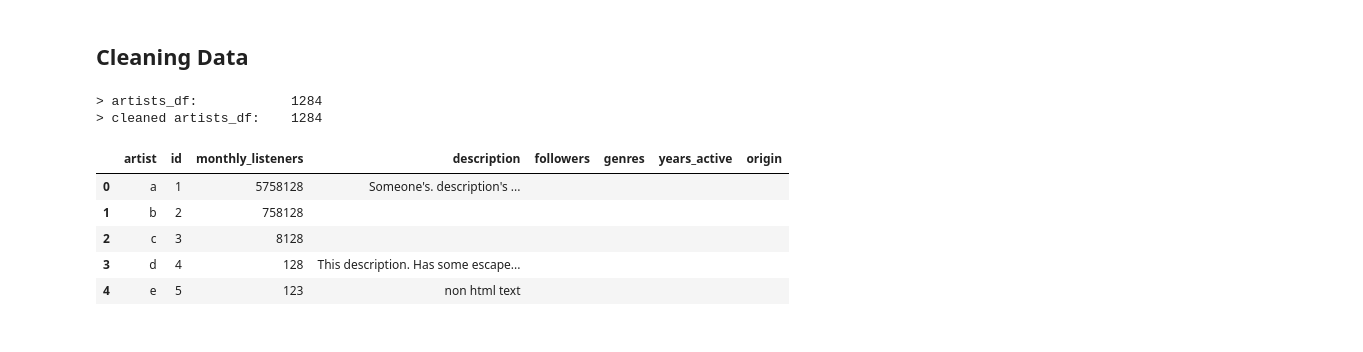
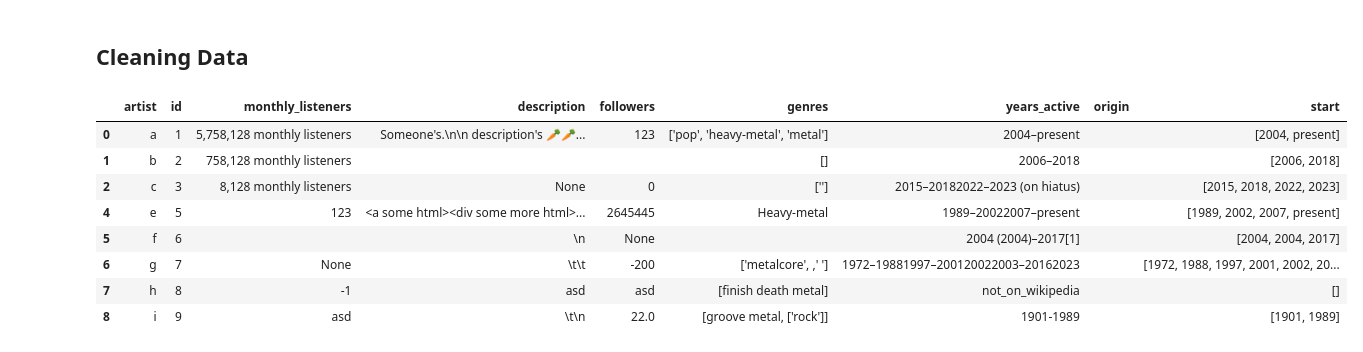
Before and after one commit to cjcdwburger/UOL_DSM020_CW2, a Jupyter notebook: CW2.ipynb, the cells around one changed output. Cells and saved outputs as stored; diff of their text form; code cells hidden in the pictures.

Commit message:
added cleaning for artist dataframe's followers and genres columns

```diff
--- a/CW2.ipynb
+++ b/CW2.ipynb
@@ -1048,48 +1123,62 @@ mock_df = pd.DataFrame.from_dict(
                                     'a', 'b', 'c', 'd', 'e', 'f', 'g', 'h', 'i'
                                 ],
         'id':                   [
                                     '1', '2', '3', '4', '5', '6', '7', '8', '9'
                                 ],
         'monthly_listeners':    [
                                     '5,758,128 monthly listeners', '758,128 monthly listeners',
                                     '8,128 monthly listeners','128 monthly listeners', '123', '',
                                     None, '-1', 'asd'
                                 ],
         'description':          [
                                     'Someone\'s.\n\n description\'s 🥕🥕...', '', None,
                                     '\nThis 🇬🇧\rdescription.\n\n Has\u2028 some \tescape characters\n\n.',
-                                    '<a some html><div some more html>non html text<a class>', '', '', '', ''
+                                    '<a some html><div some more html>non html text<a class>', '\n', '\t\t', 'asd', '\t\n'
                                 ],
         'followers':            [
-                                    '', '', '', '', '', '', '', '', ''
+                                    '123', '', 0, -1, 2645445, None, '-200', 'asd', 22.0
                                 ],
         'genres':               [
-                                    '', '', '', '', '', '', '', '', ''
+                                    "['pop', 'heavy-metal', 'metal']", "[]", "['']", "['','heavy-metal']", 'Heavy-metal',
+                                    '', "['metalcore', ,' ']", "[finish death metal]", ['groove metal', "['rock']"]
                                 ],
         'years_active':         [
-                                    '', '', '', '', '', '', '', '', ''
+                                    '2004–present', '2006–2018', '2015–20182022–2023 (on hiatus)', np.nan, '1989–20022007–present',
+                                    '2004\xa0(2004)–2017[1]', '1972–19881997–200120022003–20162023', 'not_on_wikipedia', '1901-1989'
                                 ],
         'origin':               [
                                     '', '', '', '', '', '', '', '', ''
                                 ],
     }
 )
 
 
-print('> artists_df:\t\t', len(artists_df))
-print('> cleaned artists_df:\t', len(clean_artists_data(artists_df)))
+# print('> artists_df:\t\t', len(artists_df))
+# print('> cleaned artists_df:\t', len(clean_artists_dataframe(
+#     artists_df,
+#     clean_listeners=True,
+#     clean_descriptions=True,
+#     clean_followers=True,
+#     clean_genres=True,
+#     clean_years=True
+# )))
 
-clean_artists_data(mock_df).head(20)
+# clean_artists_dataframe(artists_df, clean_years=True).head(20)
+clean_artists_dataframe(mock_df, clean_years=True).head(20)
 
-# for i in range(4):
-#     print(clean_artists_data(mock_df)['description'][i])
-#     clean_artists_data(mock_df)['description'][i]
+# clean_artists_dataframe(
+#     mock_df,
+#     clean_listeners=True,
+#     clean_descriptions=True,
+#     clean_followers=True
+# ).head(20)
 # %% [output]
-> artists_df:            1284
-> cleaned artists_df:    1284
-|  | artist | id | monthly_listeners | description | followers | genres | years_active | origin |
-| 0 | a | 1 | 5758128 | Someone's. description's ... |  |  |  |  |
-| 1 | b | 2 | 758128 |  |  |  |  |  |
-| 2 | c | 3 | 8128 |  |  |  |  |  |
-| 3 | d | 4 | 128 | This description. Has some escape... |  |  |  |  |
-| 4 | e | 5 | 123 | non html text |  |  |  |  |
+|  | artist | id | monthly_listeners | description | followers | genres | years_active | origin | start |
+| 0 | a | 1 | 5,758,128 monthly listeners | Someone's.\n\n description's 🥕🥕... | 123 | ['pop', 'heavy-metal', 'metal'] | 2004–present |  | [2004, present] |
+| 1 | b | 2 | 758,128 monthly listeners |  |  | [] | 2006–2018 |  | [2006, 2018] |
+| 2 | c | 3 | 8,128 monthly listeners | None | 0 | [''] | 2015–20182022–2023 (on hiatus) |  | [2015, 2018, 2022, 2023] |
+| 4 | e | 5 | 123 | <a some html><div some more html>... | 2645445 | Heavy-metal | 1989–20022007–present |  | [1989, 2002, 2007, present] |
+| 5 | f | 6 |  | \n | None |  | 2004 (2004)–2017[1] |  | [2004, 2004, 2017] |
+| 6 | g | 7 | None | \t\t | -200 | ['metalcore', ,' '] | 1972–19881997–200120022003–20162023 |  | [1972, 1988, 1997, 2001, 2002, 20... |
+| 7 | h | 8 | -1 | asd | asd | [finish death metal] | not_on_wikipedia |  | [] |
+| 8 | i | 9 | asd | \t\n | 22.0 | [groove metal, ['rock']] | 1901-1989 |  | [1901, 1989] |
```
Also changed, not shown: parts of 5 cells of this notebook.
